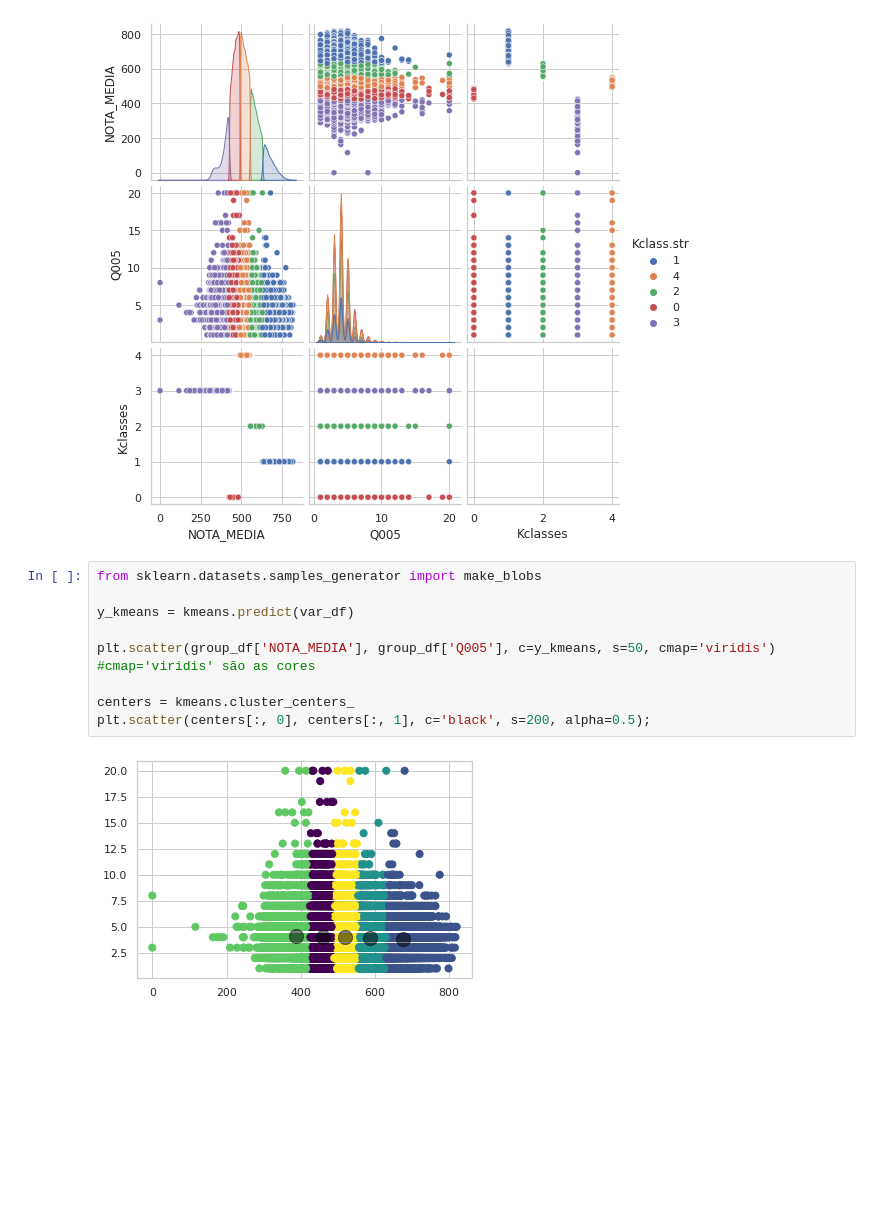
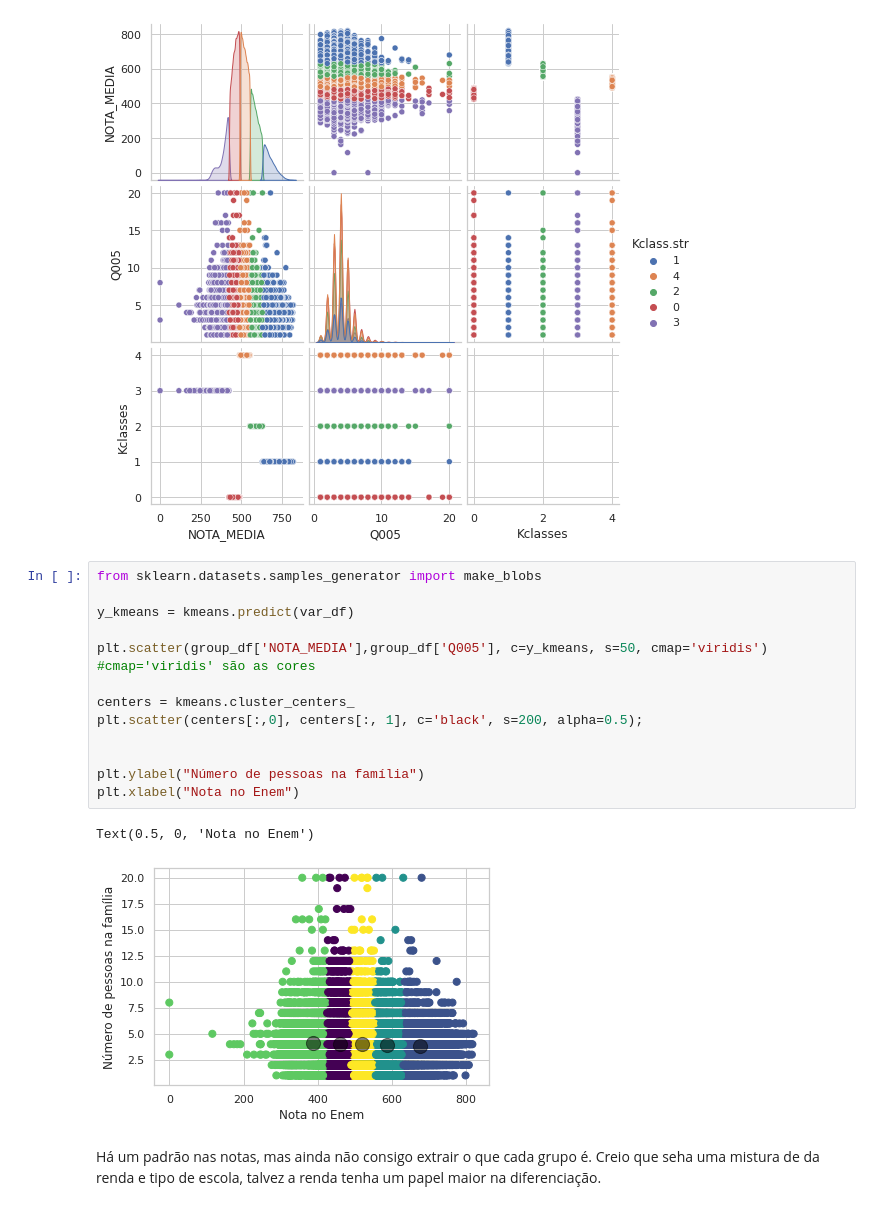
Before and after one commit to mariaeco/ICD_project_Maria, a Jupyter notebook: ProjetoICD_Maria_Kmeans.ipynb, the cells around one changed output. Saved outputs shown, nothing was run; the diff lists cells and outputs as text; blank space fills up the shorter version.

```diff
--- a/ProjetoICD_Maria_Kmeans.ipynb
+++ b/ProjetoICD_Maria_Kmeans.ipynb
@@ -218,11 +218,18 @@ See the caveats in the documentation: https://pandas.pydata.org/pandas-docs/stab
 # %%
 from sklearn.datasets.samples_generator import make_blobs
 
 y_kmeans = kmeans.predict(var_df)
 
-plt.scatter(group_df['NOTA_MEDIA'], group_df['Q005'], c=y_kmeans, s=50, cmap='viridis') #cmap='viridis' são as cores
+plt.scatter(group_df['NOTA_MEDIA'],group_df['Q005'], c=y_kmeans, s=50, cmap='viridis') #cmap='viridis' são as cores
 
 centers = kmeans.cluster_centers_
-plt.scatter(centers[:, 0], centers[:, 1], c='black', s=200, alpha=0.5);
+plt.scatter(centers[:,0], centers[:, 1], c='black', s=200, alpha=0.5);
+
+
+plt.ylabel("Número de pessoas na família")
+plt.xlabel("Nota no Enem")
 # %% [output]
+Text(0.5, 0, 'Nota no Enem')
-[figure, old version]
+[figure, new version]
+# %% [markdown]
+Há um padrão nas notas, mas ainda não consigo extrair o que cada grupo é. Creio que seha uma mistura de da renda e tipo de escola, talvez a renda tenha um papel maior na diferenciação.
```
